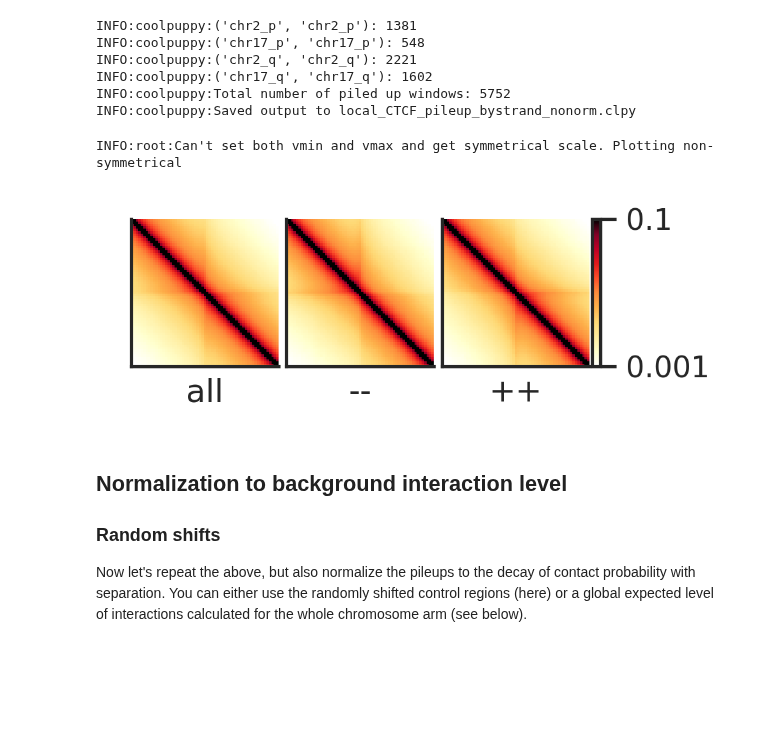
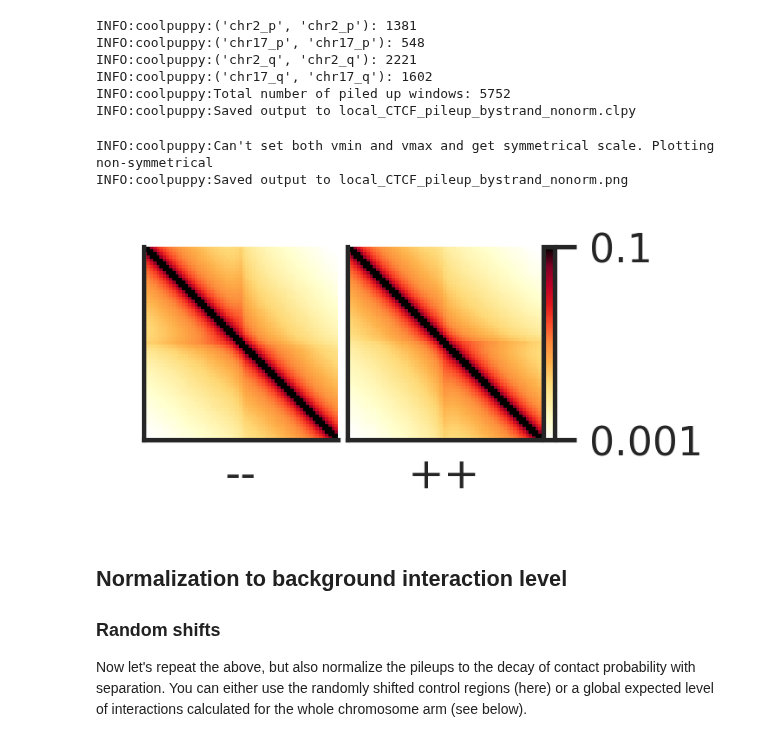
Before and after one commit to open2c/coolpuppy, a Jupyter notebook: docs/source/Examples/Walkthrough_CLI.ipynb, the cells around one changed output. Saved outputs shown, nothing was run; the diff lists cells and outputs as text; code cells hidden in the pictures; blank space fills up the shorter version.

```diff
--- a/docs/source/Examples/Walkthrough_CLI.ipynb
+++ b/docs/source/Examples/Walkthrough_CLI.ipynb
@@ -59,16 +60,17 @@ INFO:coolpuppy:Total number of piled up windows: 5752
 INFO:coolpuppy:Saved output to local_CTCF_pileup_bystrand_nonorm.clpy
 # %%
 !plotpup.py --cols orientation \
-    --col_order "all -- ++" \
+    --col_order "-- ++" \
     --cmap fall --vmax 0.1 --vmin 0.001 \
     --no_score \
     --input_pups local_CTCF_pileup_bystrand_nonorm.clpy \
     --output local_CTCF_pileup_bystrand_nonorm.png
 
 Image('local_CTCF_pileup_bystrand_nonorm.png')
 # %% [output]
-INFO:root:Can't set both vmin and vmax and get symmetrical scale. Plotting non-symmetrical
+INFO:coolpuppy:Can't set both vmin and vmax and get symmetrical scale. Plotting non-symmetrical
+INFO:coolpuppy:Saved output to local_CTCF_pileup_bystrand_nonorm.png
-[figure, old version]
+[figure, new version]
 # %% [markdown]
 ## Normalization to background interaction level
 ### Random shifts
```
Also changed, not shown: parts of 15 cells of this notebook, 5 other files.
